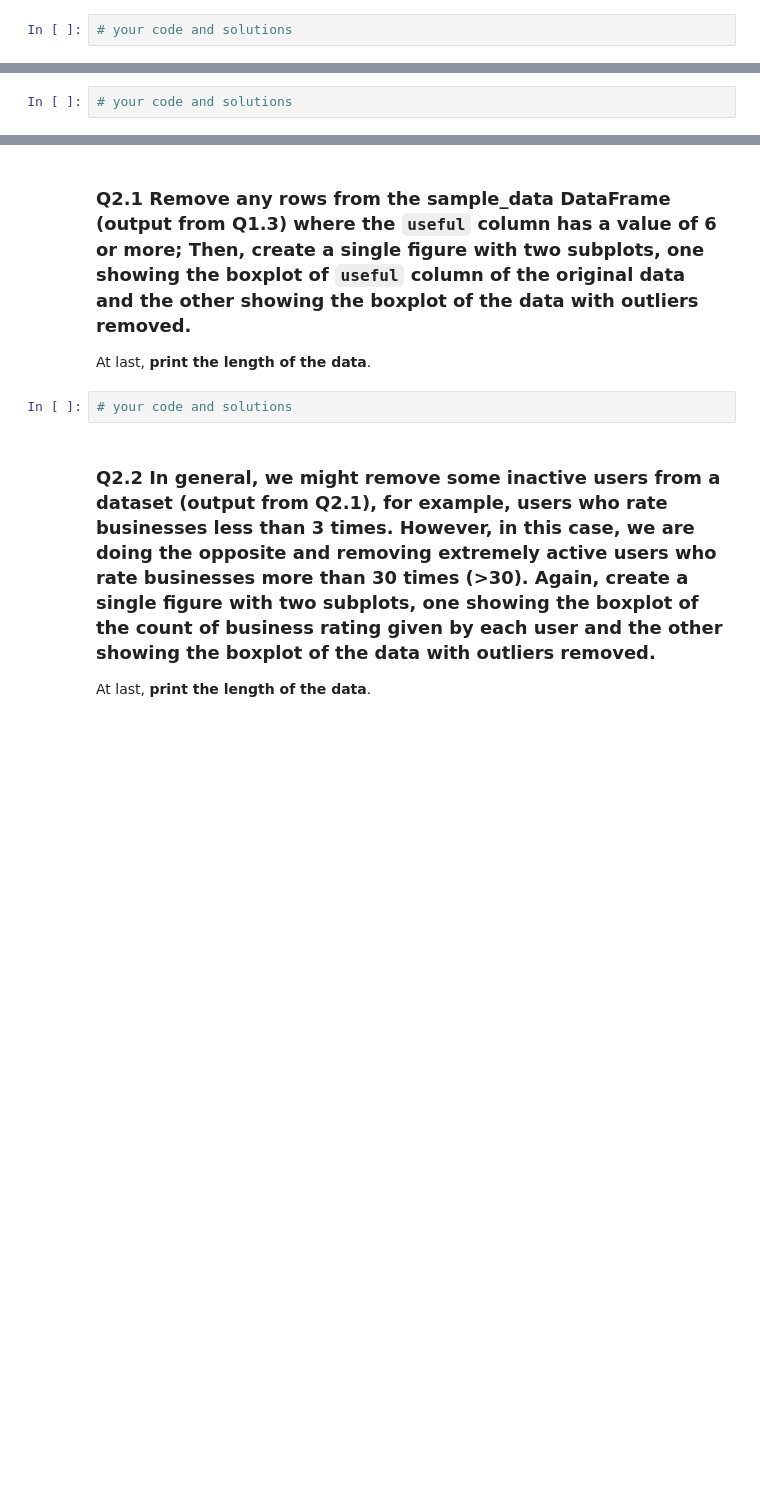
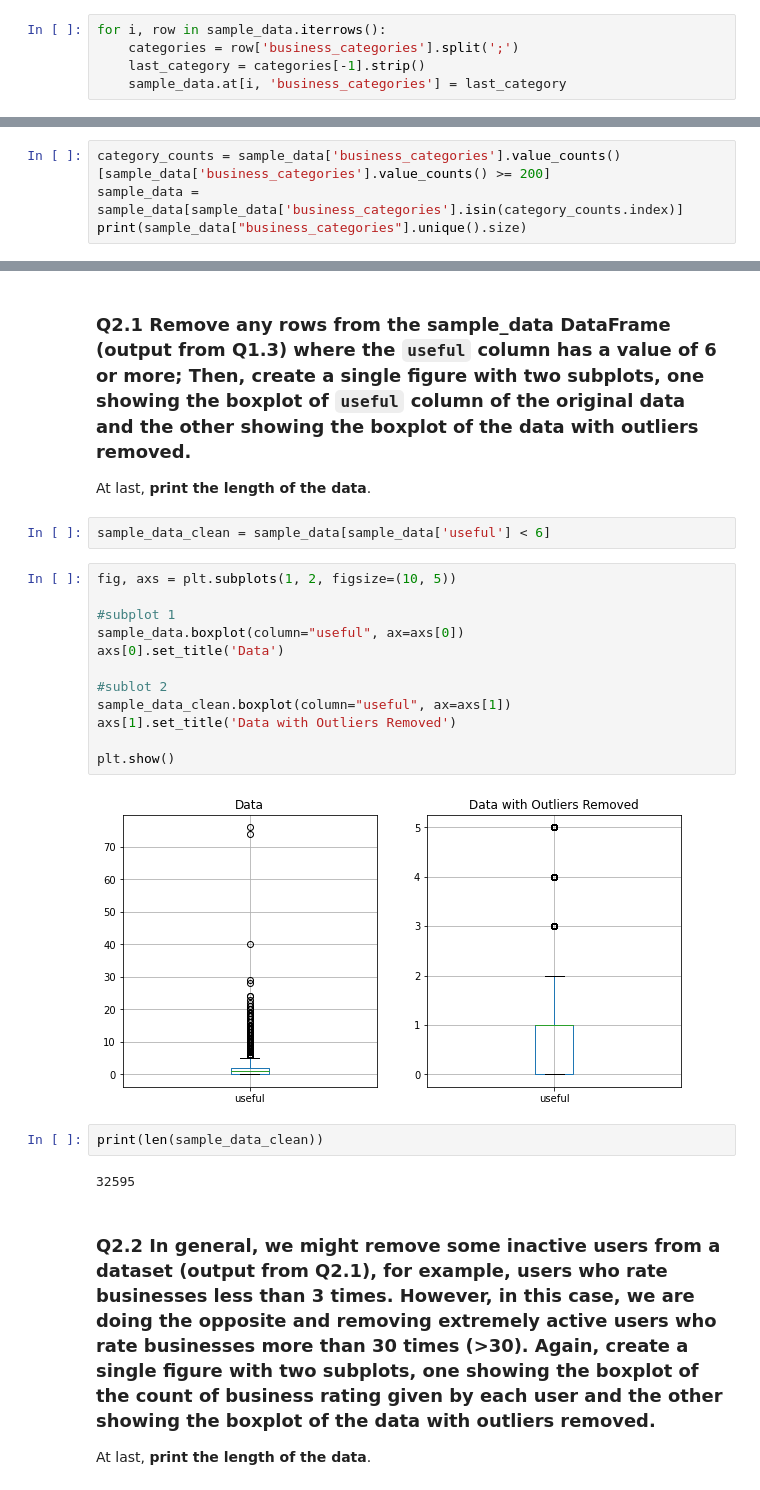
Before and after one commit to wonke2/Data-Science-Portfolio, a Jupyter notebook: Portfolio2_Yelp.ipynb, the cells around one changed output, grey strips where cells are left out. Drawn from its saved outputs; the diff is of its cells as text; blank space fills up the shorter version.

```diff
--- a/Portfolio2_Yelp.ipynb
+++ b/Portfolio2_Yelp.ipynb
@@ -40,4 +47,7 @@ Sometimes we need to extract some major categories, such as `Middle Eastern; Res
 # %% [markdown]
 ### Q1.1 How to efficiently and accurately extract the last category value (i.e., categorieN) from the `business_categories` column in a dataset, where the format of each row is a semicolon-separated list of categories (i.e., 'categorie1; categorie2;...;categorieN')? and replace the original string with this last category value. At last, print the first five rows.
 # %%
-# your code and solutions
+for i, row in sample_data.iterrows():
+    categories = row['business_categories'].split(';')
+    last_category = categories[-1].strip()
+    sample_data.at[i, 'business_categories'] = last_category
@@ -48,4 +80,6 @@ Sometimes we need to extract some major categories, such as `Middle Eastern; Res
 # %% [markdown]
 ### Q1.3 We want to remove categories that appear fewer than 200 times. Write a Python code snippet to perform this operation. At last, print the number of resulting unique business_categories.
 # %%
-# your code and solutions
+category_counts = sample_data['business_categories'].value_counts()[sample_data['business_categories'].value_counts() >= 200]
+sample_data = sample_data[sample_data['business_categories'].isin(category_counts.index)]
+print(sample_data["business_categories"].unique().size)
@@ -56,7 +96,25 @@ Sometimes we need to extract some major categories, such as `Middle Eastern; Res
 
 At last, __print the length of the data__.
 # %%
-# your code and solutions
+sample_data_clean = sample_data[sample_data['useful'] < 6]
+# %%
+fig, axs = plt.subplots(1, 2, figsize=(10, 5))
+
+#subplot 1
+sample_data.boxplot(column="useful", ax=axs[0])
+axs[0].set_title('Data')
+
+#sublot 2
+sample_data_clean.boxplot(column="useful", ax=axs[1])
+axs[1].set_title('Data with Outliers Removed')
+
+plt.show()
+# %% [output]
+[figure, added]
+# %%
+print(len(sample_data_clean))
+# %% [output]
+32595
 # %% [markdown]
 ### Q2.2 In general, we might remove some inactive users from a dataset (output from Q2.1), for example, users who rate businesses less than 3 times. However, in this case, we are doing the opposite and removing extremely active users who rate businesses more than 30 times (>30). Again, create a single figure with two subplots, one showing the boxplot of the count of business rating given by each user and the other showing the boxplot of the data with outliers removed.
 
```
Also changed, not shown: parts of 20 cells of this notebook.
